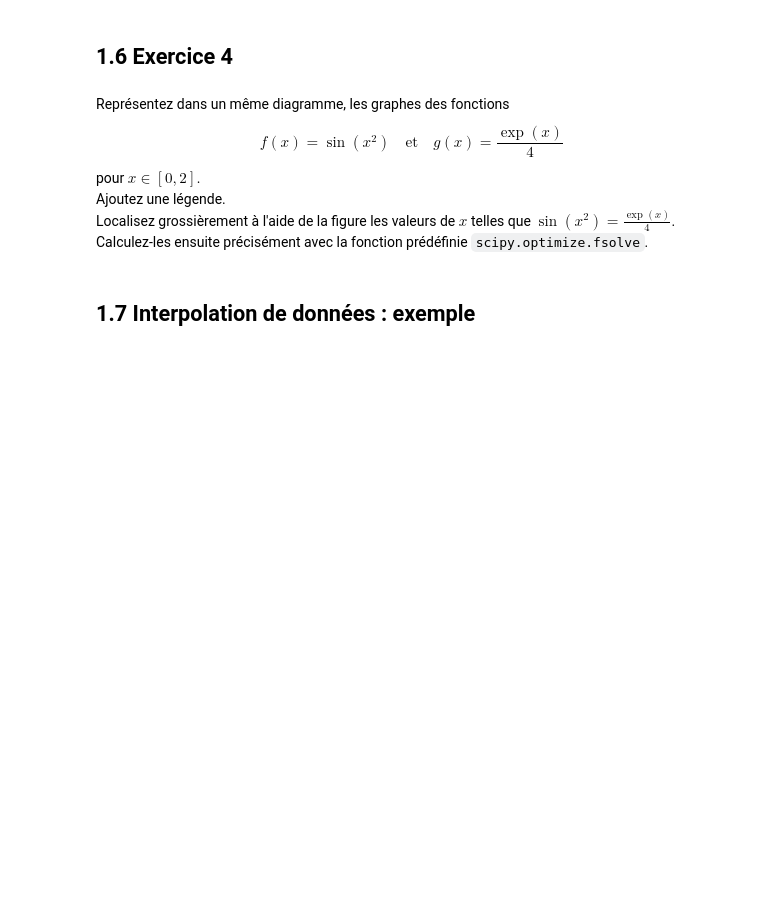
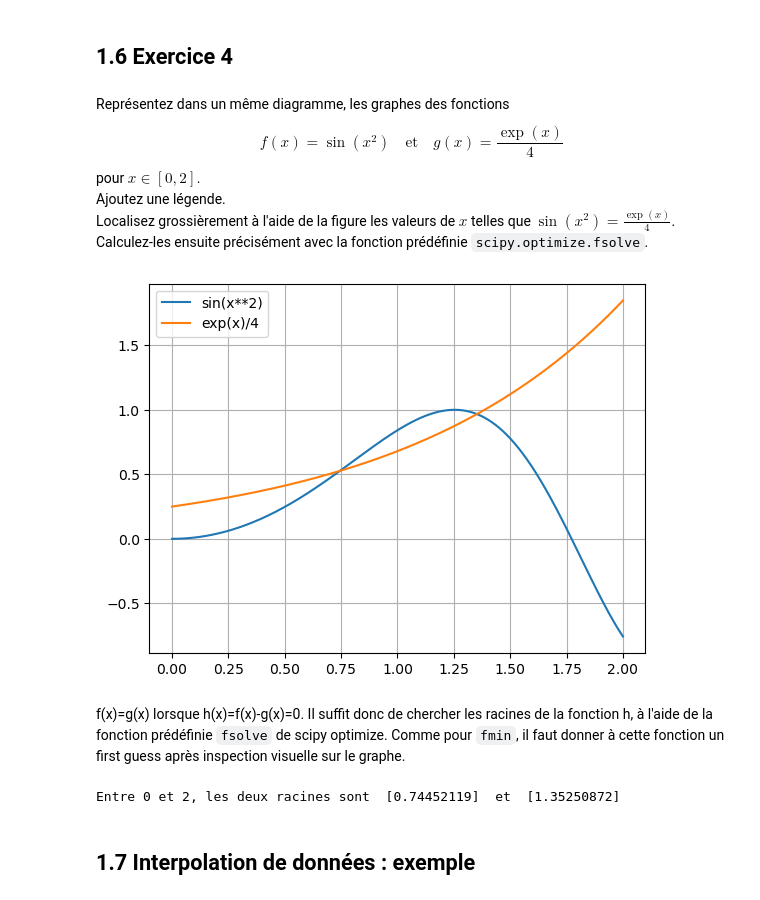
Before and after one commit to guillaumelenoir/Cours-Python-Athenee-Vauban-2526, a Jupyter notebook: Chap1_complete.ipynb, the cells around one changed output. Saved outputs shown, nothing was run; the diff lists cells and outputs as text; code cells hidden in the pictures; blank space fills up the shorter version.

```diff
--- a/Chap1_complete.ipynb
+++ b/Chap1_complete.ipynb
@@ -346,6 +355,25 @@ f(x)=\sin(x^2)\quad\textrm{et}\quad g(x)=\frac{\exp(x)}{4}
 pour $x\in[0,2]$.<br />
 Ajoutez une légende.<br />
 Localisez grossièrement à l'aide de la figure les valeurs de $x$ telles que $\sin(x^2)=\frac{\exp(x)}{4}$. Calculez-les ensuite précisément avec la fonction prédéfinie `scipy.optimize.fsolve`.
+# %%
+def f(x): return np.sin(x**2)
+def g(x): return np.exp(x)/4
+x=np.linspace(0,2,1000)
+plt.plot(x,f(x),label="sin(x**2)")
+plt.plot(x,g(x),label="exp(x)/4")
+plt.legend()
+plt.grid()
+# %% [output]
+[figure, added]
+# %% [markdown]
+f(x)=g(x) lorsque h(x)=f(x)-g(x)=0. Il suffit donc de chercher les racines de la fonction h, à l'aide de la fonction prédéfinie `fsolve` de scipy optimize. Comme pour `fmin`, il faut donner à cette fonction un first guess après inspection visuelle sur le graphe.
+# %%
+def h(x): return f(x)-g(x)
+racine1=sciop.fsolve(h,0.75)
+racine2=sciop.fsolve(h,1.3)
+print("Entre 0 et 2, les deux racines sont ",racine1," et ",racine2)
+# %% [output]
+Entre 0 et 2, les deux racines sont  [0.74452119]  et  [1.35250872]
 # %% [markdown]
 ## 1.7 Interpolation de données : exemple
 # %% [markdown]
```
Also changed, not shown: parts of 11 cells of this notebook.
